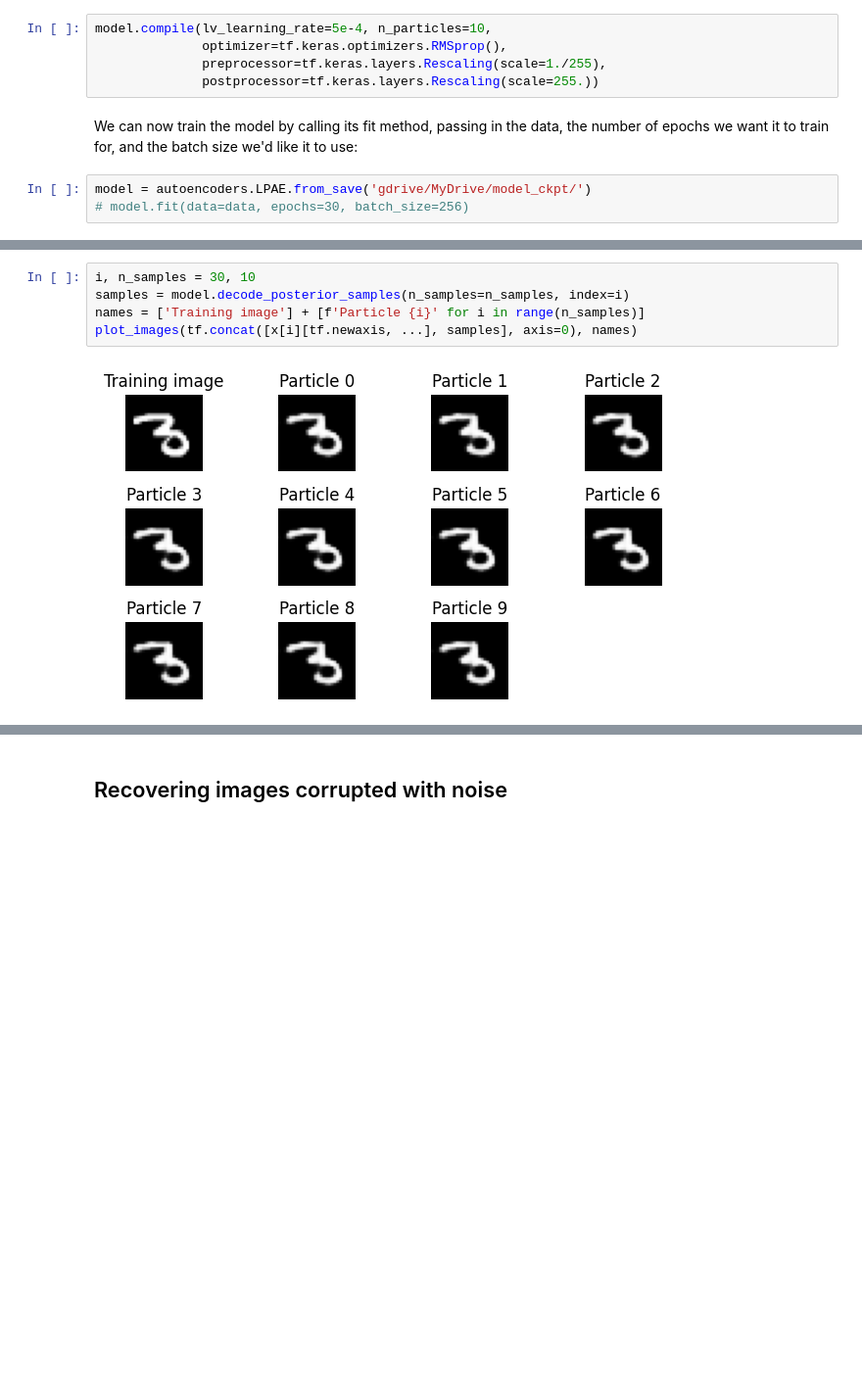
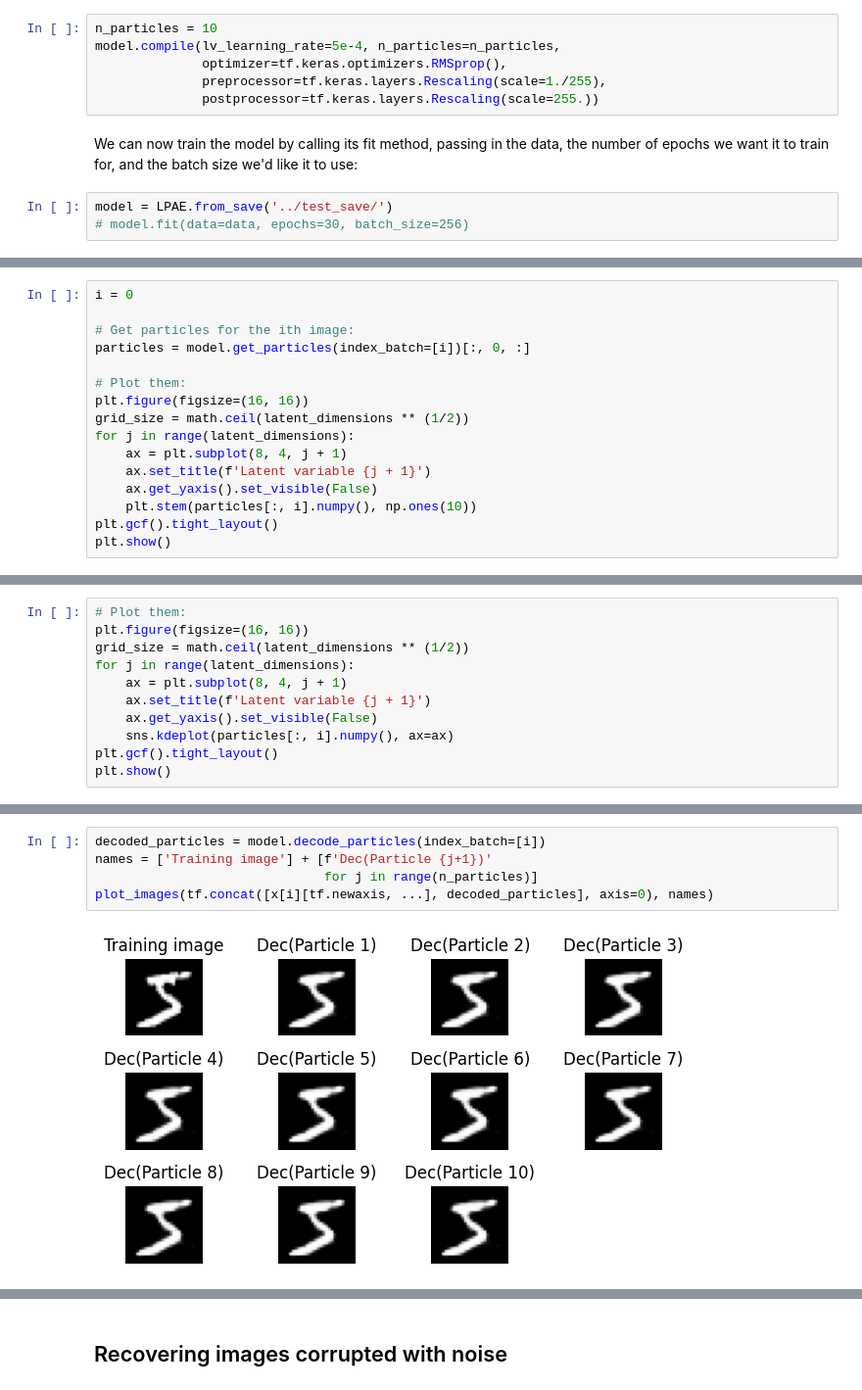
Before and after one commit to juankuntz/LPAE, a Jupyter notebook: notebooks/MNIST_tutorial.ipynb, the cells around one changed output, grey strips where cells are left out. Shown at 98% size. Cells and saved outputs as stored; diff of their text form; blank space fills up the shorter version.

```diff
--- a/notebooks/MNIST_tutorial.ipynb
+++ b/notebooks/MNIST_tutorial.ipynb
@@ -122,12 +136,13 @@ model = autoencoders.LPAE(latent_dimensions=latent_dimensions,
 
 The decoder's final layer uses a sigmoid activation function, and, so, maps to $[0,1]^{28\times28}$. Hence, we ought to normalize the images so that the lie in $[0,1]^{28\times28}$. We can get the model to handle this internally for us by feeding it to appropiate  `preprocessor` and `postprocessor` layers (the former normalizes, the latter unnormalizes, and both must be [keras preprocessing layers](https://www.tensorflow.org/guide/keras/preprocessing_layers)). We have all we need to configure the training:
 # %%
-model.compile(lv_learning_rate=5e-4, n_particles=10,
+n_particles = 10
+model.compile(lv_learning_rate=5e-4, n_particles=n_particles,
               optimizer=tf.keras.optimizers.RMSprop(),
               preprocessor=tf.keras.layers.Rescaling(scale=1./255),
               postprocessor=tf.keras.layers.Rescaling(scale=255.))
 # %% [markdown]
 We can now train the model by calling its fit method, passing in the data, the number of epochs we want it to train for, and the batch size we'd like it to use:
 # %%
-model = autoencoders.LPAE.from_save('gdrive/MyDrive/model_ckpt/')
+model = LPAE.from_save('../test_save/')
 # model.fit(data=data, epochs=30, batch_size=256)
@@ -137,0 +160,16 @@ model = autoencoders.LPAE.from_save('gdrive/MyDrive/model_ckpt/')
+# %%
+i = 0
+
+# Get particles for the ith image:
+particles = model.get_particles(index_batch=[i])[:, 0, :]
+
+# Plot them:
+plt.figure(figsize=(16, 16))
+grid_size = math.ceil(latent_dimensions ** (1/2))
+for j in range(latent_dimensions):
+    ax = plt.subplot(8, 4, j + 1)
+    ax.set_title(f'Latent variable {j + 1}')
+    ax.get_yaxis().set_visible(False)
+    plt.stem(particles[:, i].numpy(), np.ones(10))
+plt.gcf().tight_layout()
+plt.show()
@@ -137,0 +180,11 @@ model = autoencoders.LPAE.from_save('gdrive/MyDrive/model_ckpt/')
+# %%
+# Plot them:
+plt.figure(figsize=(16, 16))
+grid_size = math.ceil(latent_dimensions ** (1/2))
+for j in range(latent_dimensions):
+    ax = plt.subplot(8, 4, j + 1)
+    ax.set_title(f'Latent variable {j + 1}')
+    ax.get_yaxis().set_visible(False)
+    sns.kdeplot(particles[:, i].numpy(), ax=ax)
+plt.gcf().tight_layout()
+plt.show()
@@ -138,7 +199,7 @@ model = autoencoders.LPAE.from_save('gdrive/MyDrive/model_ckpt/')
 # %%
-i, n_samples = 30, 10
-samples = model.decode_posterior_samples(n_samples=n_samples, index=i)
-names = ['Training image'] + [f'Particle {i}' for i in range(n_samples)]
-plot_images(tf.concat([x[i][tf.newaxis, ...], samples], axis=0), names)
+decoded_particles = model.decode_particles(index_batch=[i])
+names = ['Training image'] + [f'Dec(Particle {j+1})'
+                              for j in range(n_particles)]
+plot_images(tf.concat([x[i][tf.newaxis, ...], decoded_particles], axis=0), names)
 # %% [output]
-[figure, old version]
+[figure, new version]
```
Also changed, not shown: parts of 36 cells of this notebook, 3 other files.
